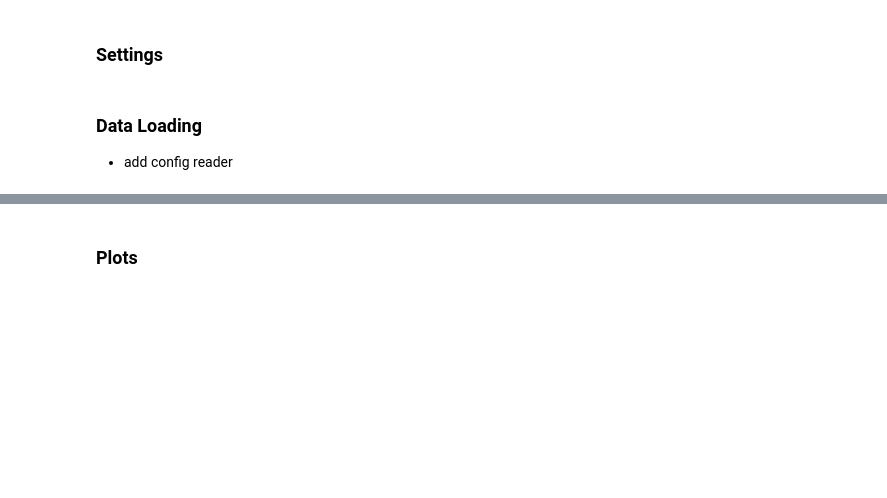
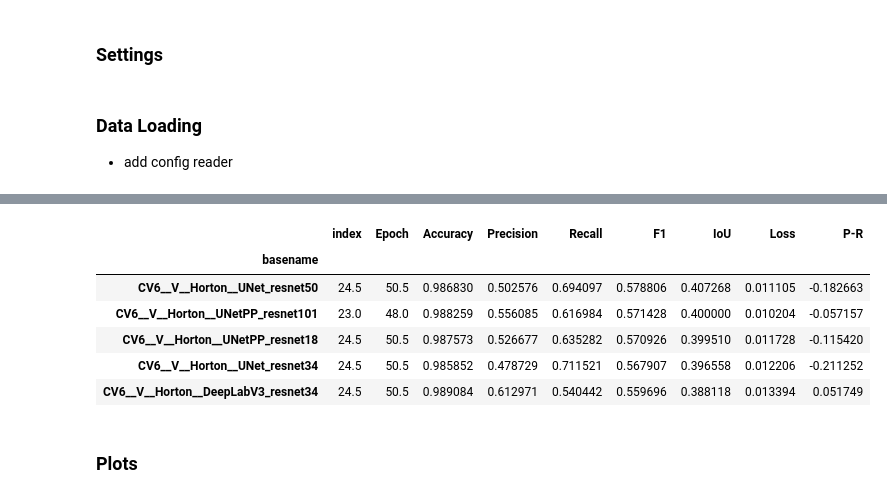
Before and after one commit to initze/thaw-slump-segmentation, a Jupyter notebook: compare_model_outputs.ipynb, the cells around one changed output, grey strips where cells are left out. Saved outputs shown, nothing was run; the diff lists cells and outputs as text; code cells hidden in the pictures; blank space fills up the shorter version.

```diff
--- a/compare_model_outputs.ipynb
+++ b/compare_model_outputs.ipynb
@@ -94,3 +114,13 @@ df_val = pd.concat(df_list_v).reset_index()
+# %%
+df_val.groupby(by='basename').median().sort_values(by='IoU', ascending=False).head(5)
+# %% [output]
+|  | index | Epoch | Accuracy | Precision | Recall | F1 | IoU | Loss | P-R |
+| basename |  |  |  |  |  |  |  |  |  |
+| CV6__V__Horton__UNet_resnet50 | 24.5 | 50.5 | 0.986830 | 0.502576 | 0.694097 | 0.578806 | 0.407268 | 0.011105 | -0.182663 |
+| CV6__V__Horton__UNetPP_resnet101 | 23.0 | 48.0 | 0.988259 | 0.556085 | 0.616984 | 0.571428 | 0.400000 | 0.010204 | -0.057157 |
+| CV6__V__Horton__UNetPP_resnet18 | 24.5 | 50.5 | 0.987573 | 0.526677 | 0.635282 | 0.570926 | 0.399510 | 0.011728 | -0.115420 |
+| CV6__V__Horton__UNet_resnet34 | 24.5 | 50.5 | 0.985852 | 0.478729 | 0.711521 | 0.567907 | 0.396558 | 0.012206 | -0.211252 |
+| CV6__V__Horton__DeepLabV3_resnet34 | 24.5 | 50.5 | 0.989084 | 0.612971 | 0.540442 | 0.559696 | 0.388118 | 0.013394 | 0.051749 |
 # %% [markdown]
 ### Plots
 # %%
```
Also changed, not shown: parts of 21 cells of this notebook.
